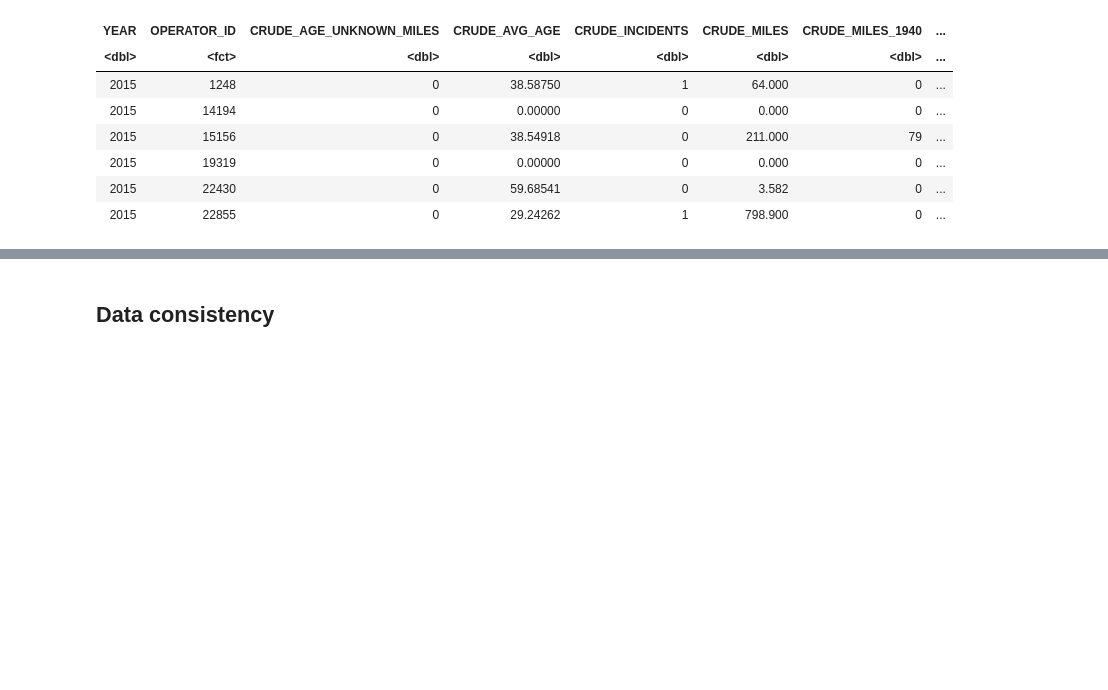
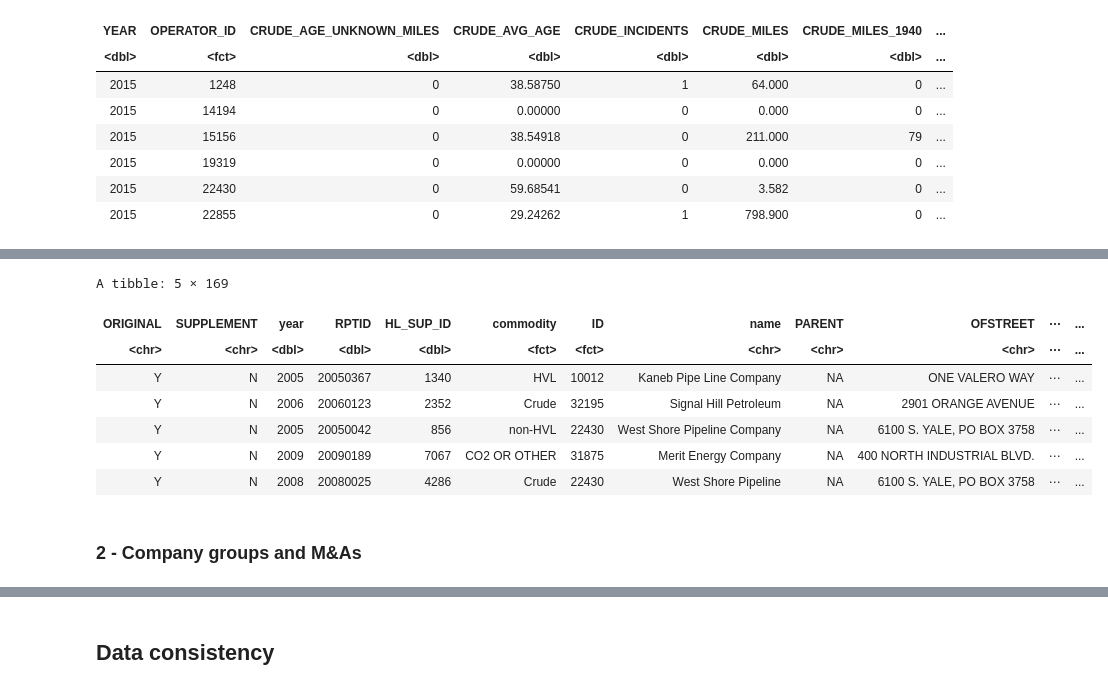
Before and after one commit to julianbarg/spills, a Jupyter notebook: presentations/explore_data_variance/explore_data_variance.ipynb, the cells around one changed output, grey strips where cells are left out. Saved outputs shown, nothing was run; the diff lists cells and outputs as text; code cells hidden in the pictures; blank space fills up the shorter version.

```diff
--- a/presentations/explore_data_variance/explore_data_variance.ipynb
+++ b/presentations/explore_data_variance/explore_data_variance.ipynb
@@ -62,0 +85,13 @@ A tibble: 6 × 111
+# %%
+sample_n(pipelines_2004, 5)
+# %% [output]
+A tibble: 5 × 169
+| ORIGINAL | SUPPLEMENT | year | RPTID | HL_SUP_ID | commodity | ID | name | PARENT | OFSTREET | ⋯ | ... |
+| <chr> | <chr> | <dbl> | <dbl> | <dbl> | <fct> | <fct> | <chr> | <chr> | <chr> | ⋯ | ... |
+| Y | N | 2005 | 20050367 | 1340 | HVL | 10012 | Kaneb Pipe Line Company | NA | ONE VALERO WAY | ⋯ | ... |
+| Y | N | 2006 | 20060123 | 2352 | Crude | 32195 | Signal Hill Petroleum | NA | 2901 ORANGE AVENUE | ⋯ | ... |
+| Y | N | 2005 | 20050042 | 856 | non-HVL | 22430 | West Shore Pipeline Company | NA | 6100 S. YALE, PO BOX 3758 | ⋯ | ... |
+| Y | N | 2009 | 20090189 | 7067 | CO2 OR OTHER | 31875 | Merit Energy Company | NA | 400 NORTH INDUSTRIAL BLVD. | ⋯ | ... |
+| Y | N | 2008 | 20080025 | 4286 | Crude | 22430 | West Shore Pipeline | NA | 6100 S. YALE, PO BOX 3758 | ⋯ | ... |
+# %% [markdown]
+### 2 - Company groups and M&As
```
Also changed, not shown: parts of 41 cells of this notebook, 4 other files.
